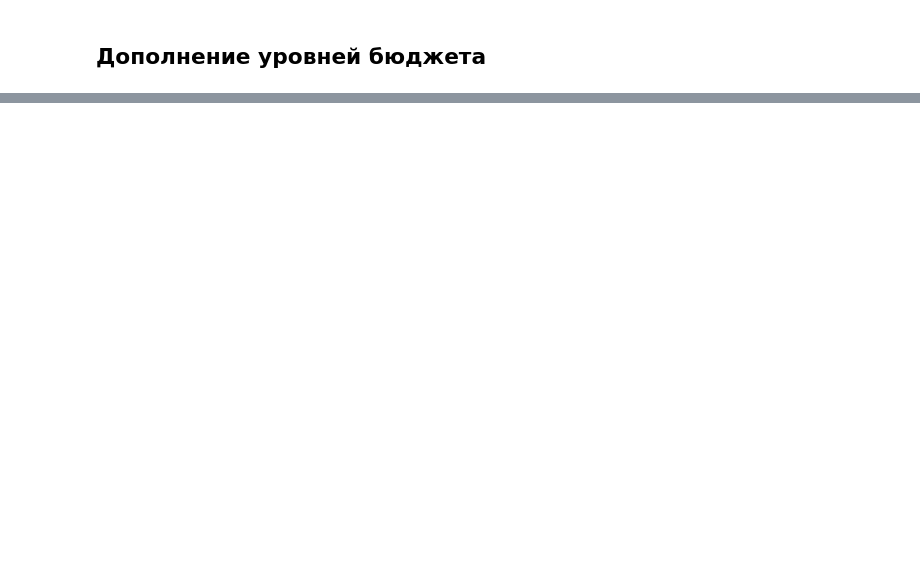
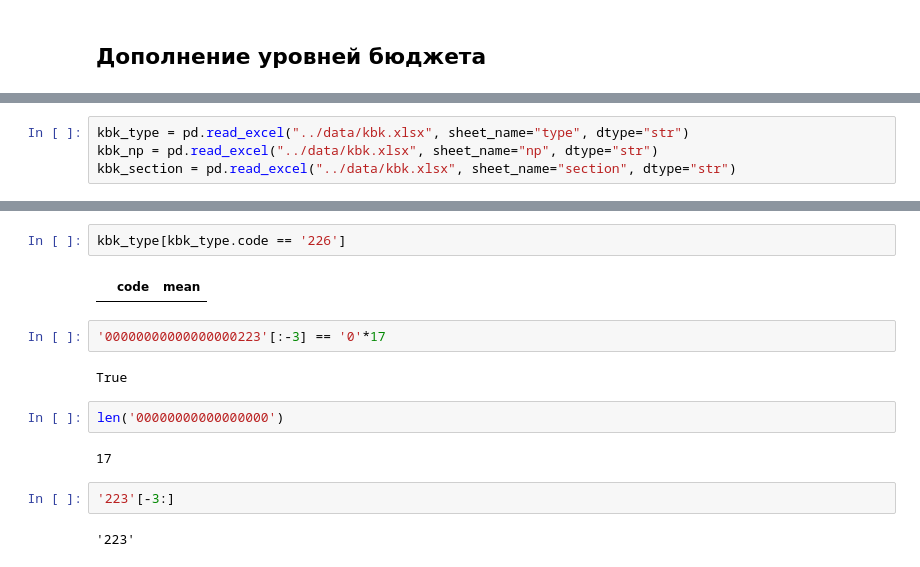
Before and after one commit to Gleb01548/contract_database, a Jupyter notebook: notebooks/processing.ipynb, the cells around one changed output, grey strips where cells are left out. Drawn from its saved outputs; the diff is of its cells as text; blank space fills up the shorter version.

```diff
--- a/notebooks/processing.ipynb
+++ b/notebooks/processing.ipynb
@@ -114,0 +455,4 @@ list_problem
+# %%
+kbk_type = pd.read_excel("../data/kbk.xlsx", sheet_name="type", dtype="str")
+kbk_np = pd.read_excel("../data/kbk.xlsx", sheet_name="np", dtype="str")
+kbk_section = pd.read_excel("../data/kbk.xlsx", sheet_name="section", dtype="str")
@@ -114,0 +768,16 @@ list_problem
+# %%
+kbk_type[kbk_type.code == '226']
+# %% [output]
+|  | code | mean |
+# %%
+'00000000000000000223'[:-3] == '0'*17
+# %% [output]
+True
+# %%
+len('00000000000000000')
+# %% [output]
+17
+# %%
+'223'[-3:]
+# %% [output]
+'223'
```
Also changed, not shown: parts of 46 cells of this notebook, 11 other files.
